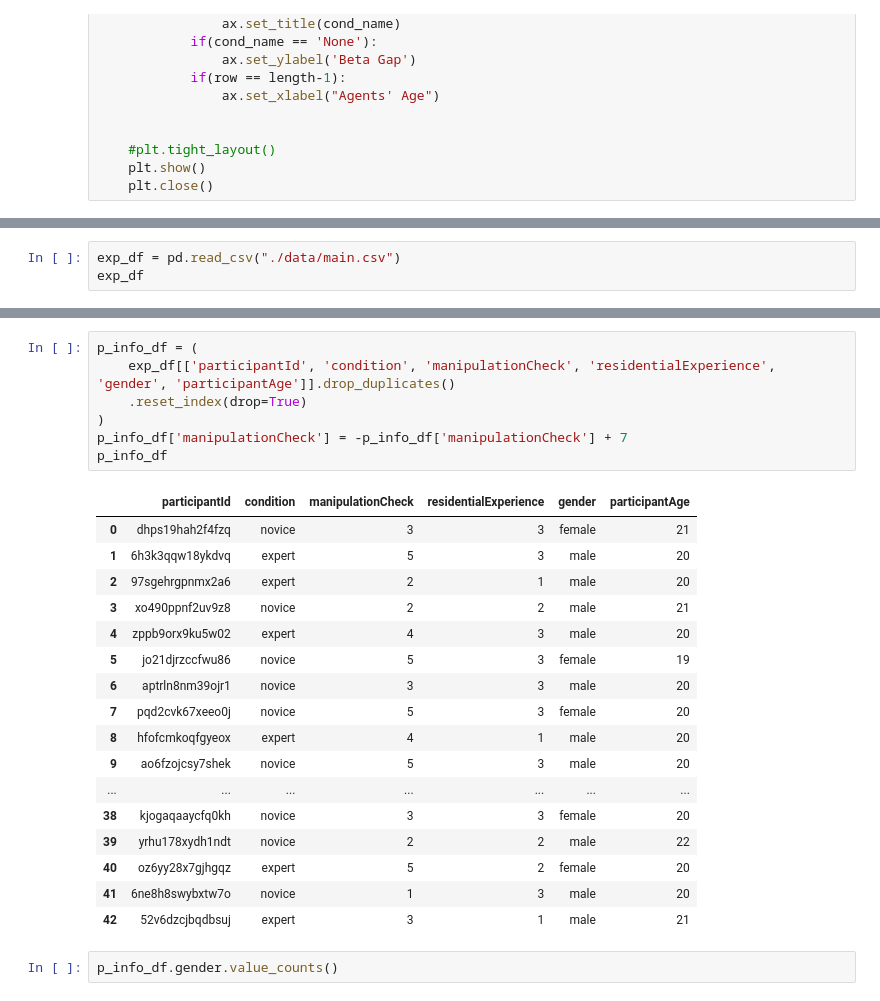
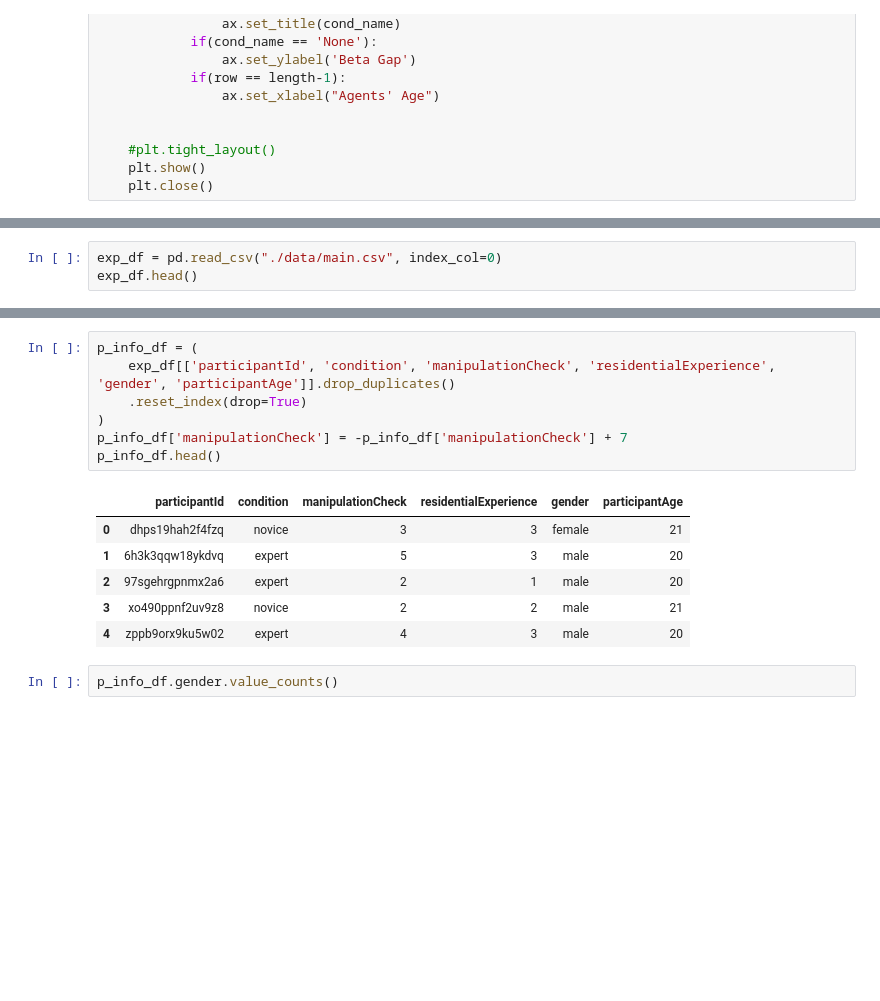
Before and after one commit to hiz-repo/depth-of-conformity-exp, a Jupyter notebook: analysis.ipynb, the cells around one changed output, grey strips where cells are left out. Drawn from its saved outputs; the diff is of its cells as text; blank space fills up the shorter version.

```diff
--- a/analysis.ipynb
+++ b/analysis.ipynb
@@ -409,4 +402,4 @@ plot_sensitivity_analysis(leaning_rate)
 # %%
-exp_df = pd.read_csv("./data/main.csv")
-exp_df
+exp_df = pd.read_csv("./data/main.csv", index_col=0)
+exp_df.head()
 # %% [output]
@@ -426,28 +412,17 @@ exp_df
 # %%
 p_info_df = (
     exp_df[['participantId', 'condition', 'manipulationCheck', 'residentialExperience', 'gender', 'participantAge']].drop_duplicates()
     .reset_index(drop=True)
 )
 p_info_df['manipulationCheck'] = -p_info_df['manipulationCheck'] + 7
-p_info_df
+p_info_df.head()
 # %% [output]
 |  | participantId | condition | manipulationCheck | residentialExperience | gender | participantAge |
 | 0 | dhps19hah2f4fzq | novice | 3 | 3 | female | 21 |
 | 1 | 6h3k3qqw18ykdvq | expert | 5 | 3 | male | 20 |
 | 2 | 97sgehrgpnmx2a6 | expert | 2 | 1 | male | 20 |
 | 3 | xo490ppnf2uv9z8 | novice | 2 | 2 | male | 21 |
 | 4 | zppb9orx9ku5w02 | expert | 4 | 3 | male | 20 |
-| 5 | jo21djrzccfwu86 | novice | 5 | 3 | female | 19 |
-| 6 | aptrln8nm39ojr1 | novice | 3 | 3 | male | 20 |
-| 7 | pqd2cvk67xeeo0j | novice | 5 | 3 | female | 20 |
-| 8 | hfofcmkoqfgyeox | expert | 4 | 1 | male | 20 |
-| 9 | ao6fzojcsy7shek | novice | 5 | 3 | male | 20 |
-| ... | ... | ... | ... | ... | ... | ... |
-| 38 | kjogaqaaycfq0kh | novice | 3 | 3 | female | 20 |
-| 39 | yrhu178xydh1ndt | novice | 2 | 2 | male | 22 |
-| 40 | oz6yy28x7gjhgqz | expert | 5 | 2 | female | 20 |
-| 41 | 6ne8h8swybxtw7o | novice | 1 | 3 | male | 20 |
-| 42 | 52v6dzcjbqdbsuj | expert | 3 | 1 | male | 21 |
 # %%
 p_info_df.gender.value_counts()
 # %% [output]
```
Also changed, not shown: parts of 35 cells of this notebook.
